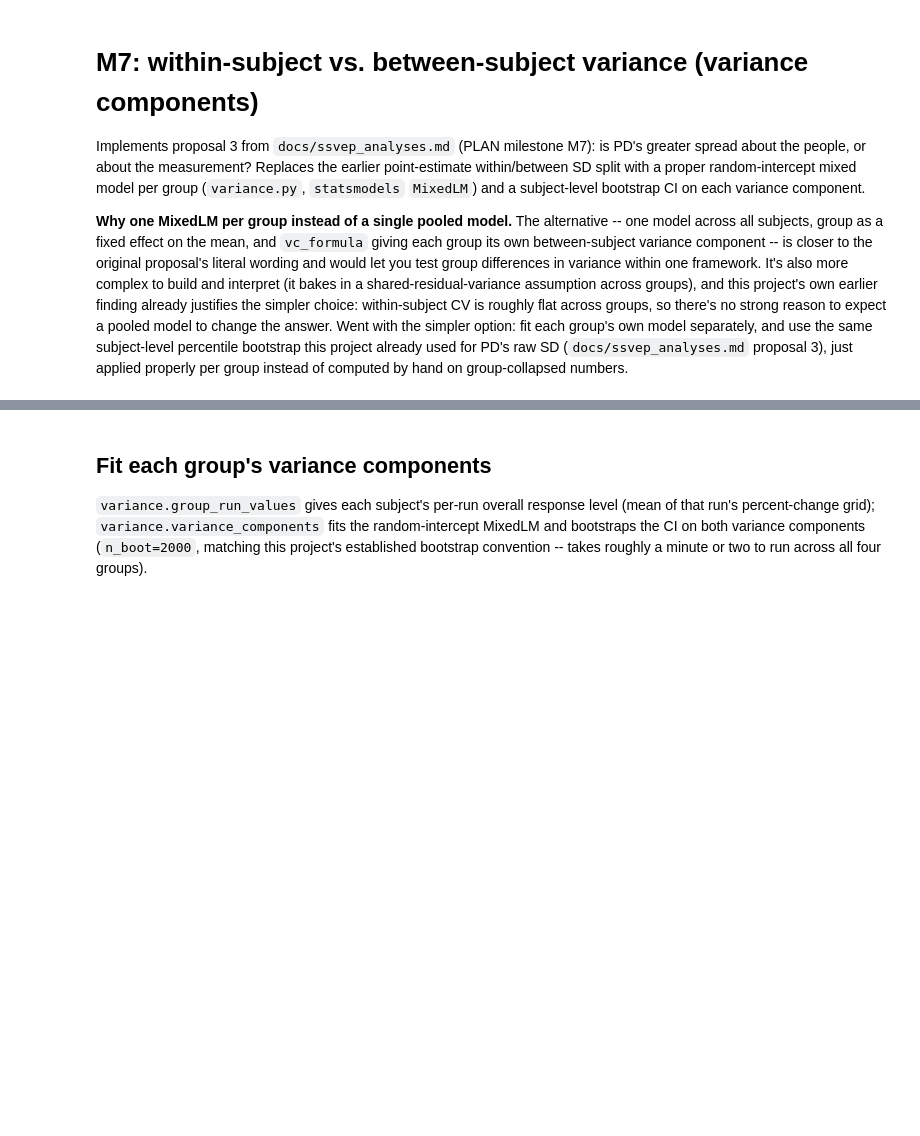
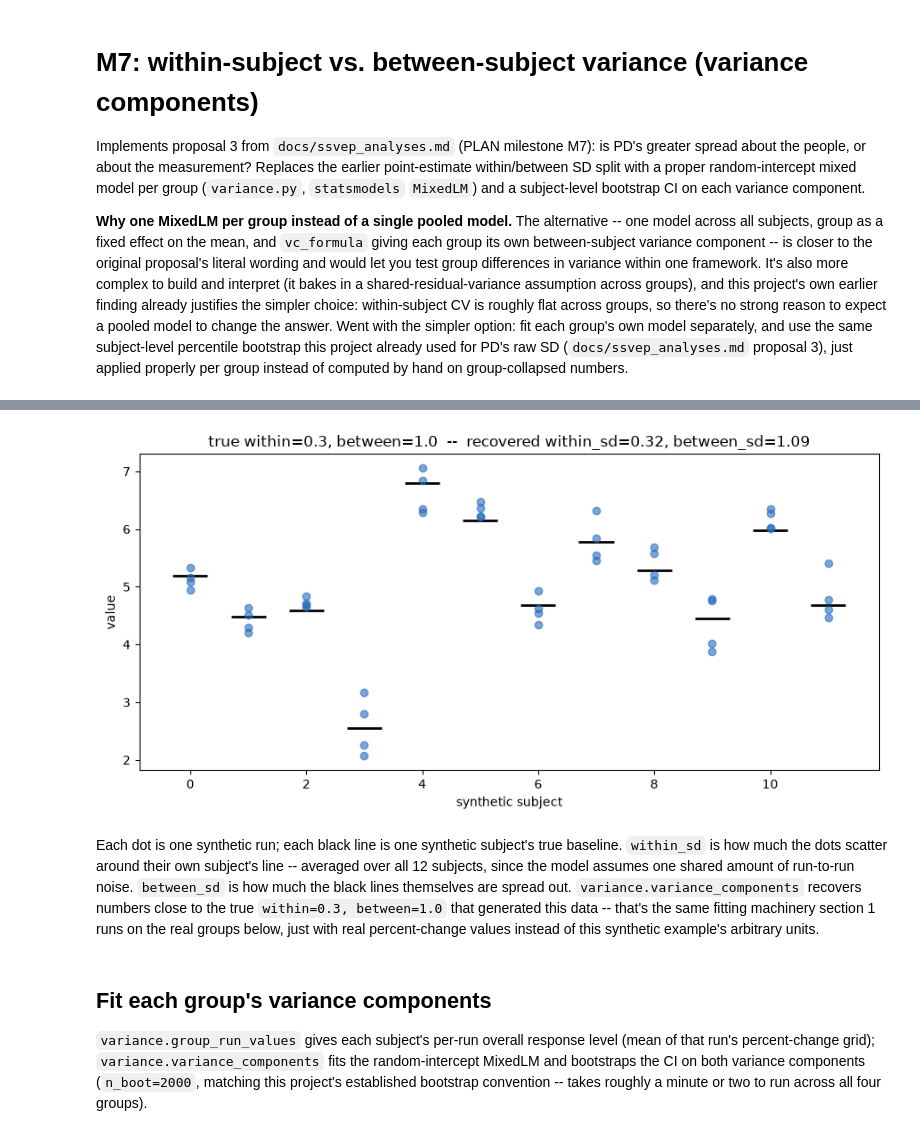
Before and after one commit to zevaz13/DataAnalysisGeneral, a Jupyter notebook: ssveps/notebooks/09_variance_components.ipynb, the cells around one changed output, grey strips where cells are left out. Cells and saved outputs as stored; diff of their text form; code cells hidden in the pictures; blank space fills up the shorter version.

```diff
--- a/ssveps/notebooks/09_variance_components.ipynb
+++ b/ssveps/notebooks/09_variance_components.ipynb
@@ -55,3 +69,32 @@ warnings.filterwarnings('ignore', category=UserWarning)
+# %%
+rng_demo = np.random.default_rng(2)
+true_within, true_between, true_mean = 0.3, 1.0, 5.0
+n_subjects_demo, n_runs_demo = 12, 4
+subject_means_demo = rng_demo.normal(true_mean, true_between, size=n_subjects_demo)
+values_demo = {i: subject_means_demo[i] + rng_demo.normal(0, true_within, size=n_runs_demo) for i in range(n_subjects_demo)}
+demo_result = vr.variance_components(values_demo, n_boot=200, seed=0)
+
+fig, ax = plt.subplots(figsize=(9, 4.5))
+for i, vals in values_demo.items():
+    ax.scatter([i] * len(vals), vals, color=DISTRIBUTION_COLOR, alpha=0.6, zorder=3)
+    ax.hlines(subject_means_demo[i], i - 0.3, i + 0.3, color='black', linewidth=2)
+ax.set_xlabel('synthetic subject')
+ax.set_ylabel('value')
+ax.set_title(f"true within={true_within}, between={true_between}  --  "
+             f"recovered within_sd={demo_result['within_sd']:.2f}, between_sd={demo_result['between_sd']:.2f}")
+fig.tight_layout()
+# %% [output]
+[figure, added]
+# %% [markdown]
+Each dot is one synthetic run; each black line is one synthetic subject's
+true baseline. `within_sd` is how much the dots scatter around their own
+subject's line -- averaged over all 12 subjects, since the model assumes one
+shared amount of run-to-run noise. `between_sd` is how much the black lines
+themselves are spread out. `variance.variance_components` recovers numbers
+close to the true `within=0.3, between=1.0` that generated this data --
+that's the same fitting machinery section 1 runs on the real groups below,
+just with real percent-change values instead of this synthetic example's
+arbitrary units.
 # %% [markdown]
 ## Fit each group's variance components
 
```
Also changed, not shown: parts of 1 cell of this notebook, 11 other files.
